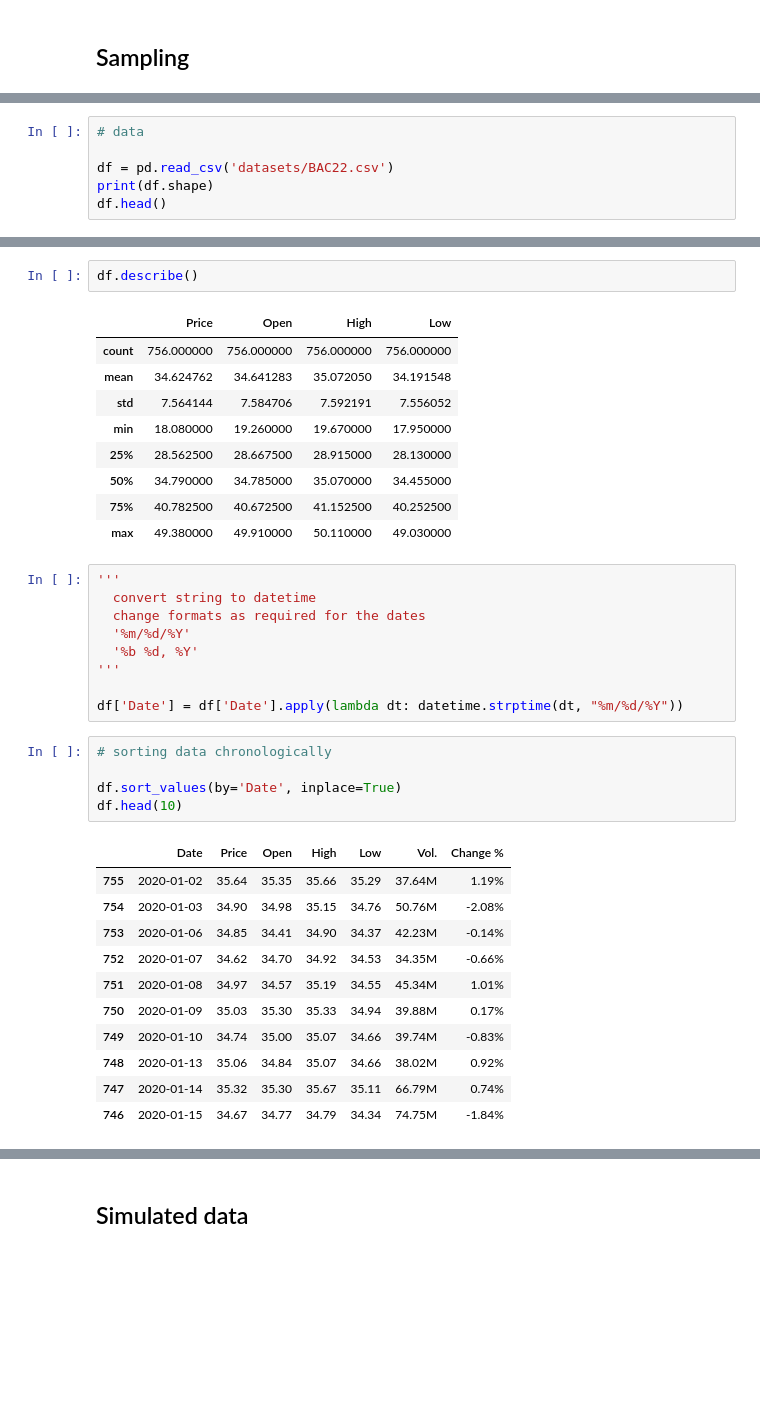
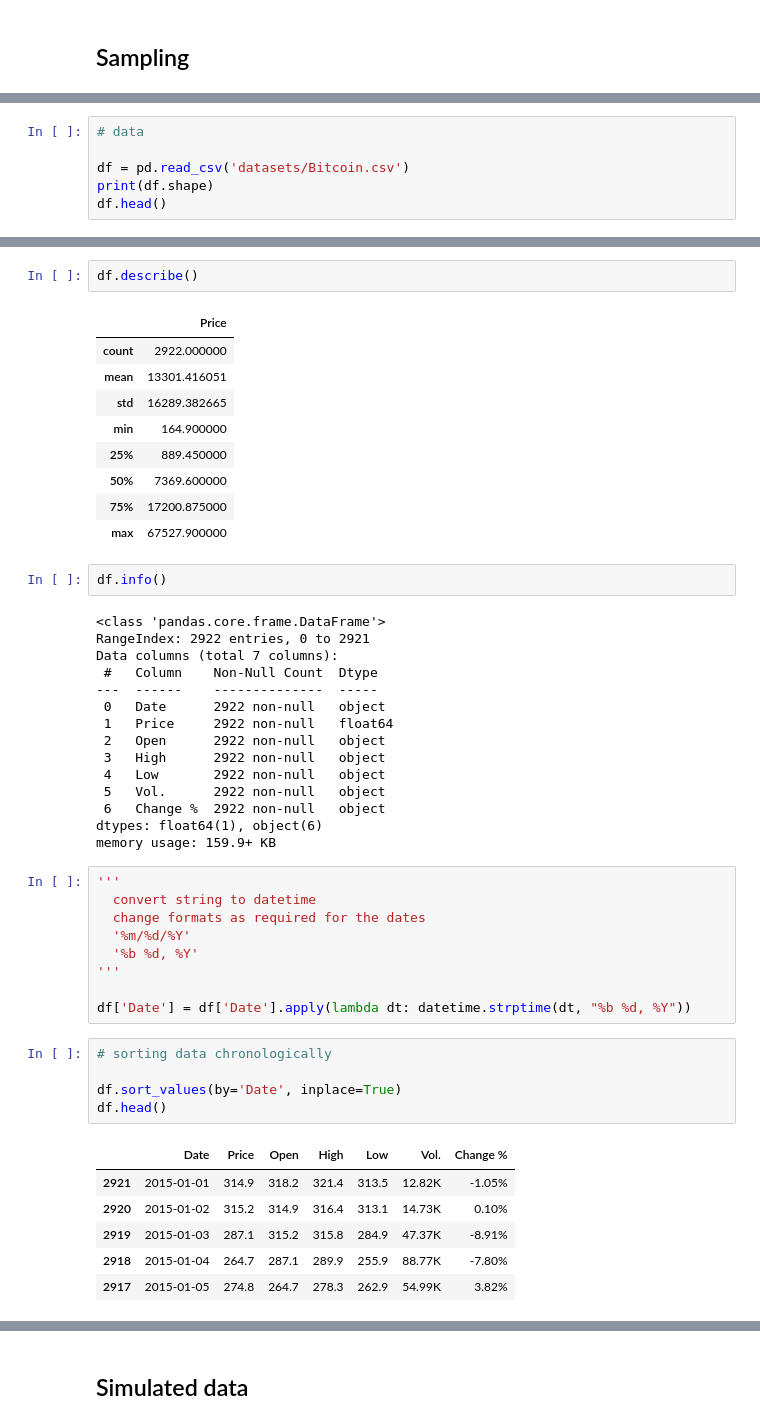
Before and after one commit to spradha1/LeuphanaAssignments, a Jupyter notebook: ProbabilisticModelling/Paper/SVmodel_mit_real_data.ipynb, the cells around one changed output, grey strips where cells are left out. Saved outputs shown, nothing was run; the diff lists cells and outputs as text; blank space fills up the shorter version.

```diff
--- a/ProbabilisticModelling/Paper/SVmodel_mit_real_data.ipynb
+++ b/ProbabilisticModelling/Paper/SVmodel_mit_real_data.ipynb
@@ -81,7 +115,7 @@ def sample_n_plot(asset_returns, mean_log_vol, shock):
 # %%
 # data
 
-df = pd.read_csv('datasets/BAC22.csv')
+df = pd.read_csv('datasets/Bitcoin.csv')
 print(df.shape)
 df.head()
 # %% [output]
@@ -95,15 +129,32 @@ df.head()
 # %%
 df.describe()
 # %% [output]
-|  | Price | Open | High | Low |
-| count | 756.000000 | 756.000000 | 756.000000 | 756.000000 |
-| mean | 34.624762 | 34.641283 | 35.072050 | 34.191548 |
-| std | 7.564144 | 7.584706 | 7.592191 | 7.556052 |
-| min | 18.080000 | 19.260000 | 19.670000 | 17.950000 |
-| 25% | 28.562500 | 28.667500 | 28.915000 | 28.130000 |
-| 50% | 34.790000 | 34.785000 | 35.070000 | 34.455000 |
-| 75% | 40.782500 | 40.672500 | 41.152500 | 40.252500 |
-| max | 49.380000 | 49.910000 | 50.110000 | 49.030000 |
+|  | Price |
+| count | 2922.000000 |
+| mean | 13301.416051 |
+| std | 16289.382665 |
+| min | 164.900000 |
+| 25% | 889.450000 |
+| 50% | 7369.600000 |
+| 75% | 17200.875000 |
+| max | 67527.900000 |
+# %%
+df.info()
+# %% [output]
+<class 'pandas.core.frame.DataFrame'>
+RangeIndex: 2922 entries, 0 to 2921
+Data columns (total 7 columns):
+ #   Column    Non-Null Count  Dtype
+---  ------    --------------  -----
+ 0   Date      2922 non-null   object
+ 1   Price     2922 non-null   float64
+ 2   Open      2922 non-null   object
+ 3   High      2922 non-null   object
+ 4   Low       2922 non-null   object
+ 5   Vol.      2922 non-null   object
+ 6   Change %  2922 non-null   object
+dtypes: float64(1), object(6)
+memory usage: 159.9+ KB
 # %%
 '''
   convert string to datetime
@@ -112,24 +163,19 @@ df.describe()
   '%b %d, %Y'
 '''
 
-df['Date'] = df['Date'].apply(lambda dt: datetime.strptime(dt, "%m/%d/%Y"))
+df['Date'] = df['Date'].apply(lambda dt: datetime.strptime(dt, "%b %d, %Y"))
 # %%
 # sorting data chronologically
 
 df.sort_values(by='Date', inplace=True)
-df.head(10)
+df.head()
 # %% [output]
 |  | Date | Price | Open | High | Low | Vol. | Change % |
-| 755 | 2020-01-02 | 35.64 | 35.35 | 35.66 | 35.29 | 37.64M | 1.19% |
-| 754 | 2020-01-03 | 34.90 | 34.98 | 35.15 | 34.76 | 50.76M | -2.08% |
-| 753 | 2020-01-06 | 34.85 | 34.41 | 34.90 | 34.37 | 42.23M | -0.14% |
-| 752 | 2020-01-07 | 34.62 | 34.70 | 34.92 | 34.53 | 34.35M | -0.66% |
-| 751 | 2020-01-08 | 34.97 | 34.57 | 35.19 | 34.55 | 45.34M | 1.01% |
-| 750 | 2020-01-09 | 35.03 | 35.30 | 35.33 | 34.94 | 39.88M | 0.17% |
-| 749 | 2020-01-10 | 34.74 | 35.00 | 35.07 | 34.66 | 39.74M | -0.83% |
-| 748 | 2020-01-13 | 35.06 | 34.84 | 35.07 | 34.66 | 38.02M | 0.92% |
-| 747 | 2020-01-14 | 35.32 | 35.30 | 35.67 | 35.11 | 66.79M | 0.74% |
-| 746 | 2020-01-15 | 34.67 | 34.77 | 34.79 | 34.34 | 74.75M | -1.84% |
+| 2921 | 2015-01-01 | 314.9 | 318.2 | 321.4 | 313.5 | 12.82K | -1.05% |
+| 2920 | 2015-01-02 | 315.2 | 314.9 | 316.4 | 313.1 | 14.73K | 0.10% |
+| 2919 | 2015-01-03 | 287.1 | 315.2 | 315.8 | 284.9 | 47.37K | -8.91% |
+| 2918 | 2015-01-04 | 264.7 | 287.1 | 289.9 | 255.9 | 88.77K | -7.80% |
+| 2917 | 2015-01-05 | 274.8 | 264.7 | 278.3 | 262.9 | 54.99K | 3.82% |
 # %%
 # get asset returns from closing prices
 # yt = 100 * (log(Pt) - log(Pt-1))
```
Also changed, not shown: parts of 21 cells of this notebook, 13 other files.
